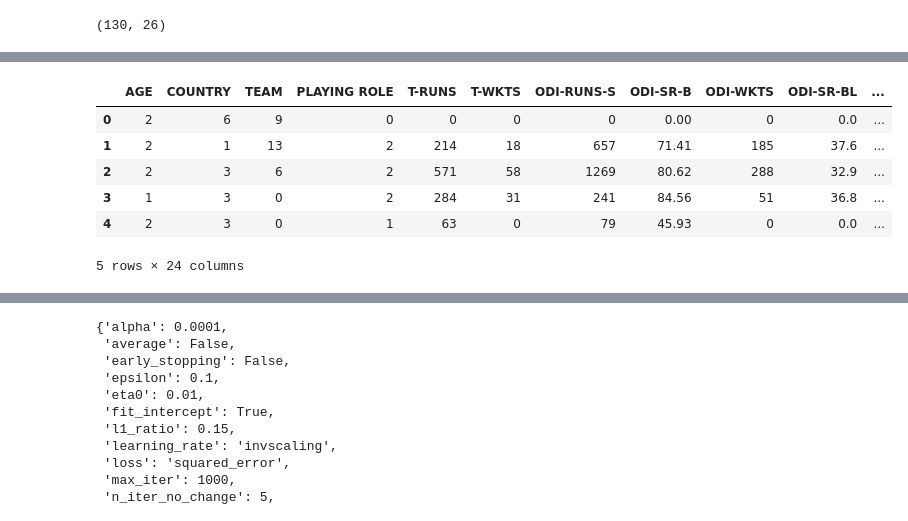
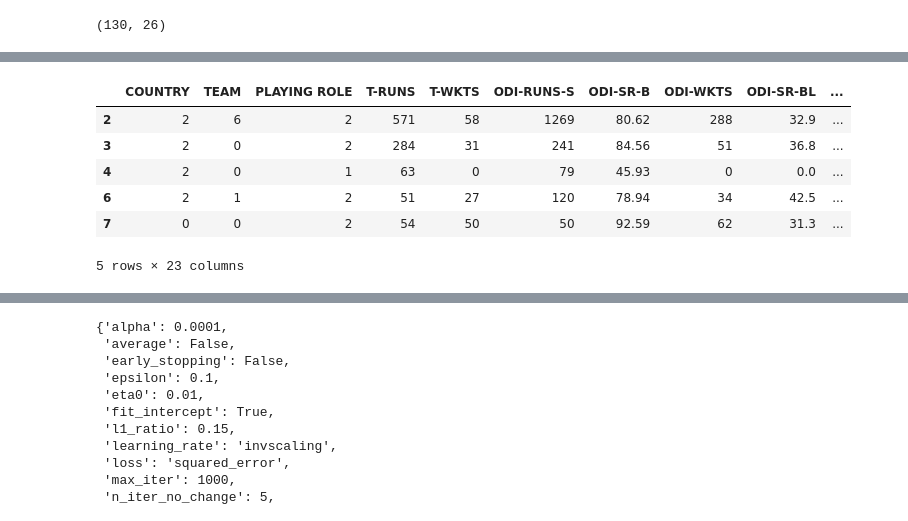
Before and after one commit to saptarshipal1/ipl_dataset2013, a Jupyter notebook: data/ipl_2013 copy_1.0.ipynb, the cells around one changed output, grey strips where cells are left out. Cells and saved outputs as stored; diff of their text form; code cells hidden in the pictures.

```diff
--- a/data/ipl_2013 copy_1.0.ipynb
+++ b/data/ipl_2013 copy_1.0.ipynb
@@ -97,0 +102,3 @@ df1.shape
+# %%
+df1.drop(df1[(df1['PLAYING ROLE'] == 'Bowler')& (df1['WKTS']==0.0) & (df1['AUCTION YEAR']<2012)].index,axis=0,inplace=True)
+df1.shape
@@ -97,0 +127,3 @@ df1.shape
+# %%
+df1.drop(df1[(df1['PLAYING ROLE'] == 'Batsman')& (df1['T-RUNS']==0.0) & (df1['AUCTION YEAR']<2012)].index,axis=0,inplace=True)
+df1.shape
@@ -97,0 +172,2 @@ df1.shape
+# %%
+df1 = df1.drop(df1[(df1['ODI-RUNS-S']==0)&(df1['COUNTRY']!='IND')].index,axis=0)
@@ -98,4 +254,4 @@ df1.shape
 # %%
-df2 = df1.drop(columns=['Sl.NO.'])
+df2 = df1.drop(columns=['Sl.NO.','PLAYER NAME'])
 df2.columns
 # %% [output]
@@ -169,15 +332,15 @@ PLAYING ROLE has 4 unique values
 # %%
 encoder = LabelEncoder()
 df2['COUNTRY'] = encoder.fit_transform(df2['COUNTRY'])
 df2['TEAM'] = encoder.fit_transform(df2['TEAM'])
 df2['PLAYING ROLE'] = encoder.fit_transform(df2['PLAYING ROLE'])
-df2.drop(columns='PLAYER NAME',inplace =True)
+df2.drop(columns=['AGE'],inplace =True)
 df2.head()
 # %% [output]
-|  | AGE | COUNTRY | TEAM | PLAYING ROLE | T-RUNS | T-WKTS | ODI-RUNS-S | ODI-SR-B | ODI-WKTS | ODI-SR-BL | ... |
-| 0 | 2 | 6 | 9 | 0 | 0 | 0 | 0 | 0.00 | 0 | 0.0 | ... |
-| 1 | 2 | 1 | 13 | 2 | 214 | 18 | 657 | 71.41 | 185 | 37.6 | ... |
-| 2 | 2 | 3 | 6 | 2 | 571 | 58 | 1269 | 80.62 | 288 | 32.9 | ... |
-| 3 | 1 | 3 | 0 | 2 | 284 | 31 | 241 | 84.56 | 51 | 36.8 | ... |
-| 4 | 2 | 3 | 0 | 1 | 63 | 0 | 79 | 45.93 | 0 | 0.0 | ... |
+|  | COUNTRY | TEAM | PLAYING ROLE | T-RUNS | T-WKTS | ODI-RUNS-S | ODI-SR-B | ODI-WKTS | ODI-SR-BL | ... |
+| 2 | 2 | 6 | 2 | 571 | 58 | 1269 | 80.62 | 288 | 32.9 | ... |
+| 3 | 2 | 0 | 2 | 284 | 31 | 241 | 84.56 | 51 | 36.8 | ... |
+| 4 | 2 | 0 | 1 | 63 | 0 | 79 | 45.93 | 0 | 0.0 | ... |
+| 6 | 2 | 1 | 2 | 51 | 27 | 120 | 78.94 | 34 | 42.5 | ... |
+| 7 | 0 | 0 | 2 | 54 | 50 | 50 | 92.59 | 62 | 31.3 | ... |
-5 rows × 24 columns
+5 rows × 23 columns
```
Also changed, not shown: parts of 44 cells of this notebook, 1 other file.
